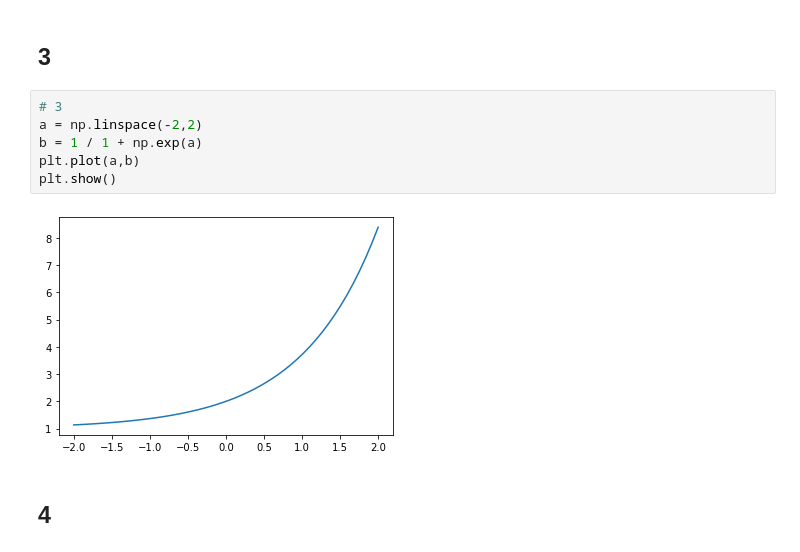
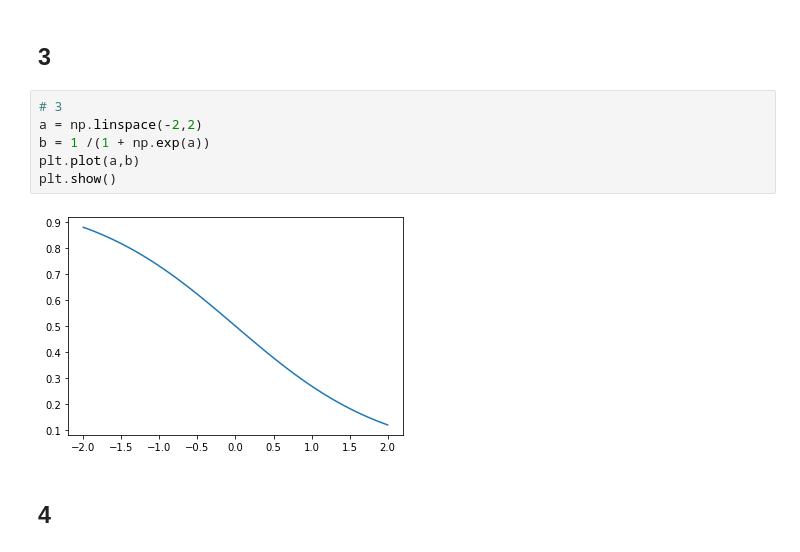
Before and after one commit to zakariahasan/ML-Math, a Jupyter notebook: Matrics.ipynb, the cells around one changed output. Cells and saved outputs as stored; diff of their text form.

```diff
--- a/Matrics.ipynb
+++ b/Matrics.ipynb
@@ -104,11 +104,11 @@ print(10+A)
 # %%
 # 3
 a = np.linspace(-2,2)
-b = 1 / 1 + np.exp(a)
+b = 1 /(1 + np.exp(a))
 plt.plot(a,b)
 plt.show()
 # %% [output]
-[figure, old version]
+[figure, new version]
 # %% [markdown]
 ## 4
 # %%
```
